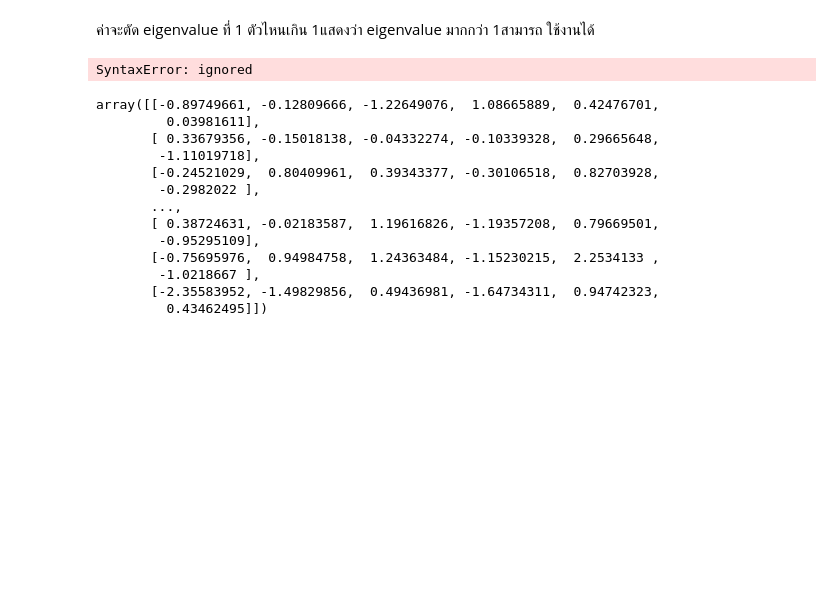
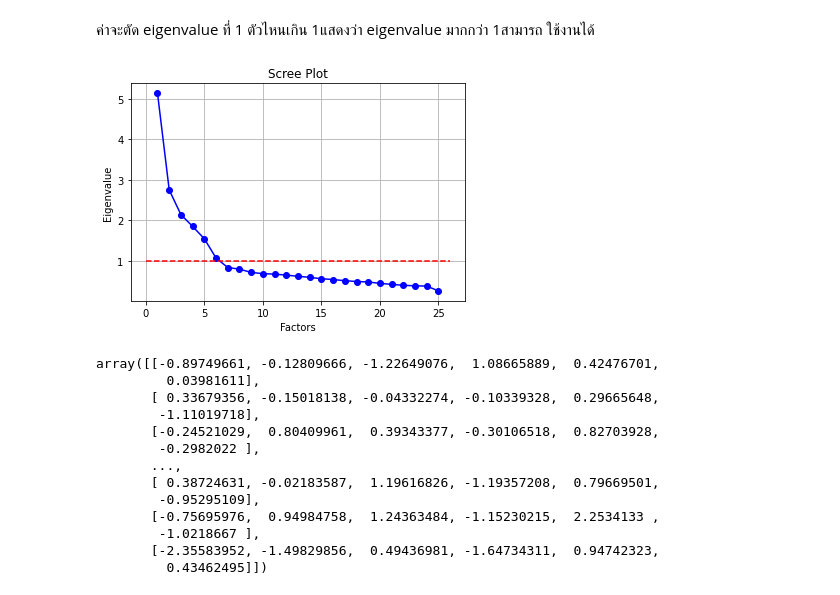
Before and after one commit to suphalaksana/Multivariate, a Jupyter notebook: Chapter_5_Factor_Analysis.ipynb, the cells around one changed output. Cells and saved outputs as stored; diff of their text form; code cells hidden in the pictures; blank space fills up the shorter version.

```diff
--- a/Chapter_5_Factor_Analysis.ipynb
+++ b/Chapter_5_Factor_Analysis.ipynb
@@ -179,14 +179,14 @@ array([5.13431118, 2.75188667, 2.14270195, 1.85232761, 1.54816285,
 # %%
 # Create scree plot using matplotlib
 plt.plot(range(1,BFI_data_dropped.shape[1]+1),ev,'bo-')
-plt.plot([0,BFI_data_dropped.shape[1]+1],[1,1]),'r--')
+plt.plot([0,BFI_data_dropped.shape[1]+1],[1,1],'r--')
 plt.title('Scree Plot')
 plt.xlabel('Factors')
 plt.ylabel('Eigenvalue')
 plt.grid()
 plt.show()
 # %% [output]
-SyntaxError: ignored
+[figure, added]
 # %%
 data_fa [:,:6]  #ดู6 ตัวแรก
 # %% [output]
```
Also changed, not shown: parts of 10 cells of this notebook.
